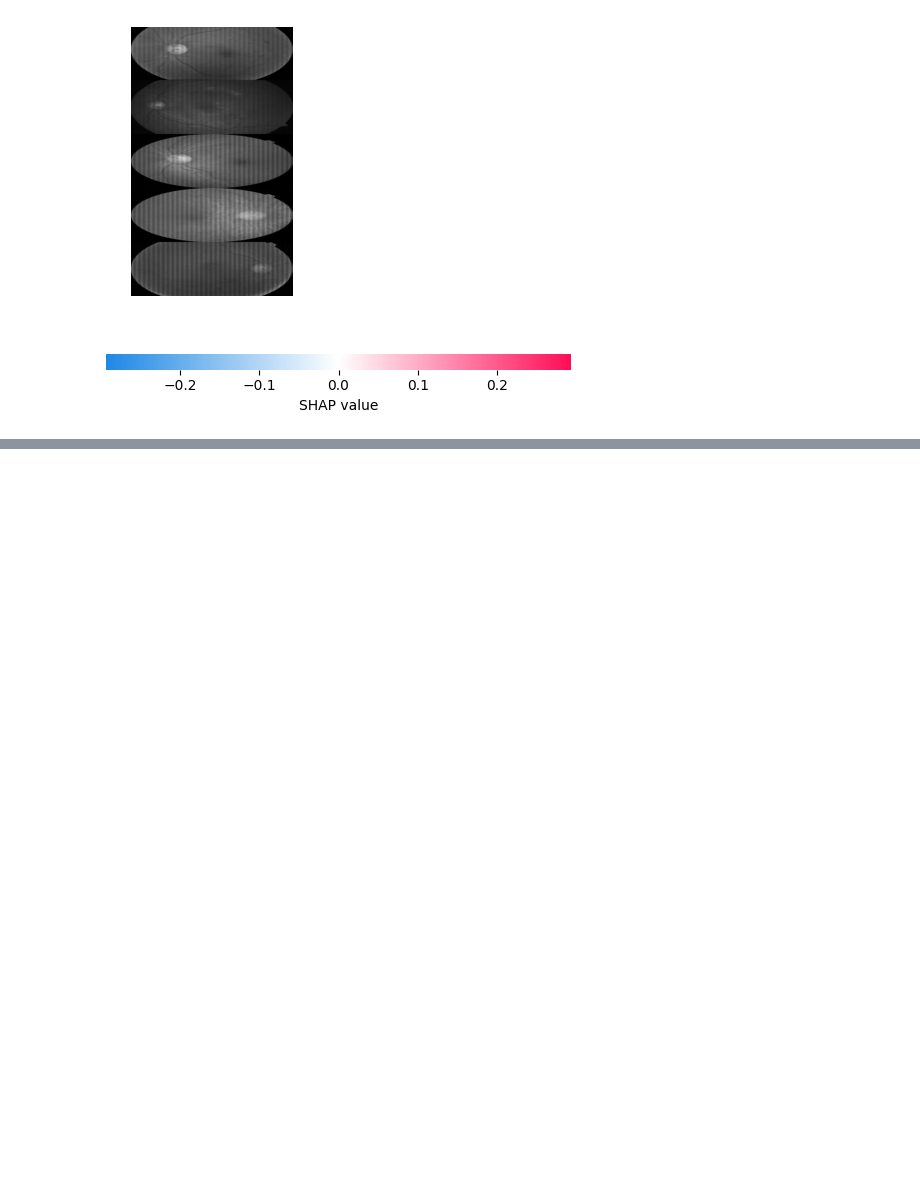
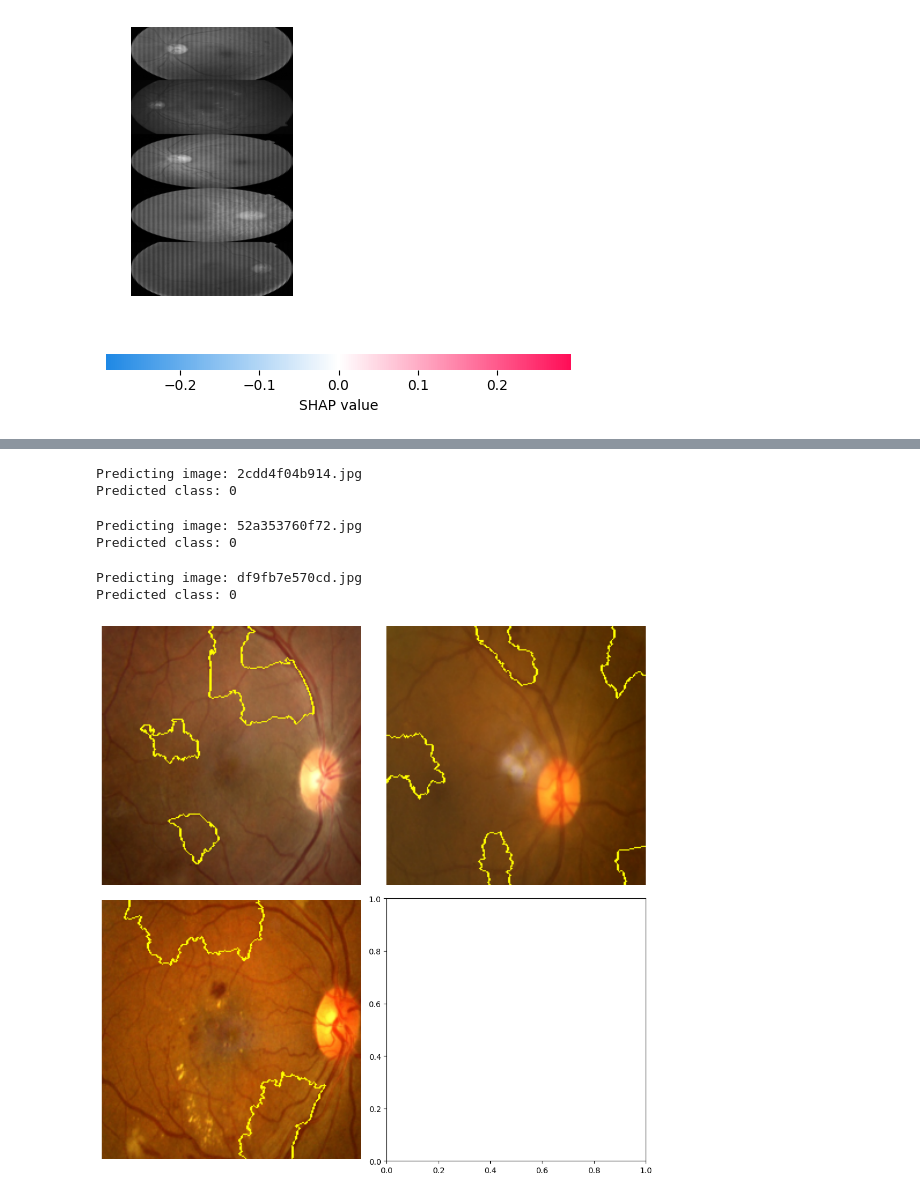
Before and after one commit to mosheadd/KANProt, a Jupyter notebook: prototype2.ipynb, the cells around one changed output, grey strips where cells are left out. Cells and saved outputs as stored; diff of their text form; code cells hidden in the pictures; blank space fills up the shorter version.

```diff
--- a/prototype2.ipynb
+++ b/prototype2.ipynb
@@ -536,0 +537,17 @@ plt.imshow(img_boundry2)
+# %%
+testImagesPath = "data/resized-2015-2019-blindness-detection-images/resized test 19"
+testCsvPath = "data/resized-2015-2019-blindness-detection-images/labels/testImages19.csv"
+
+df = pd.read_csv(testCsvPath)
+
+test_imgs_paths = []
+
+for index, row in df.iterrows():
+    img_path = os.path.join(testImagesPath, f"{row['id_code']}.jpg")
+
+    if os.path.exists(img_path):
+        test_imgs_paths.append(img_path)
+    else:
+        print(f"File with path {img_path} not found")
+
+print(f"Successfully loaded {len(test_imgs_paths)}/{len(df)} images.")
@@ -536,0 +609,10 @@ plt.imshow(img_boundry2)
+# %%
+test_model(test_imgs_paths, 3, True, True)
+# %% [output]
+Predicting image: 2cdd4f04b914.jpg
+Predicted class: 0
+Predicting image: 52a353760f72.jpg
+Predicted class: 0
+Predicting image: df9fb7e570cd.jpg
+Predicted class: 0
+[figure, added]
```
Also changed, not shown: parts of 7 cells of this notebook.
